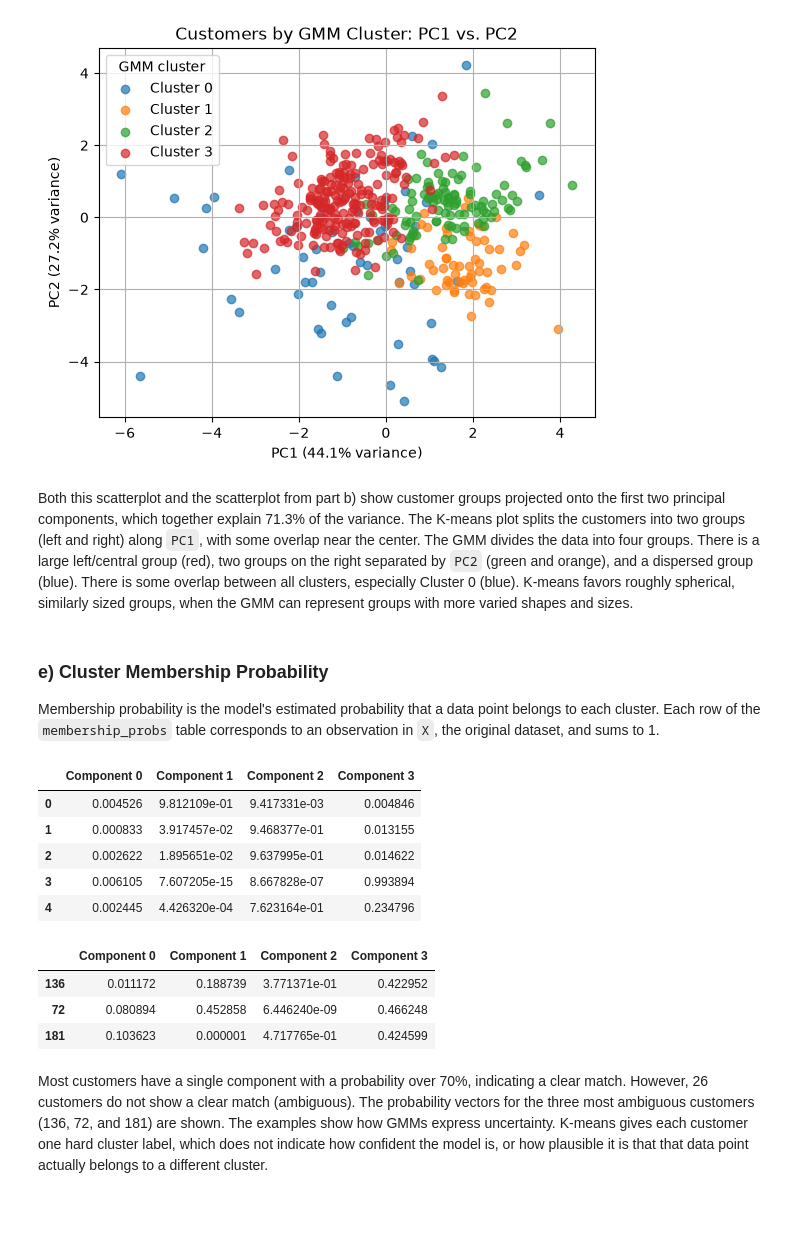
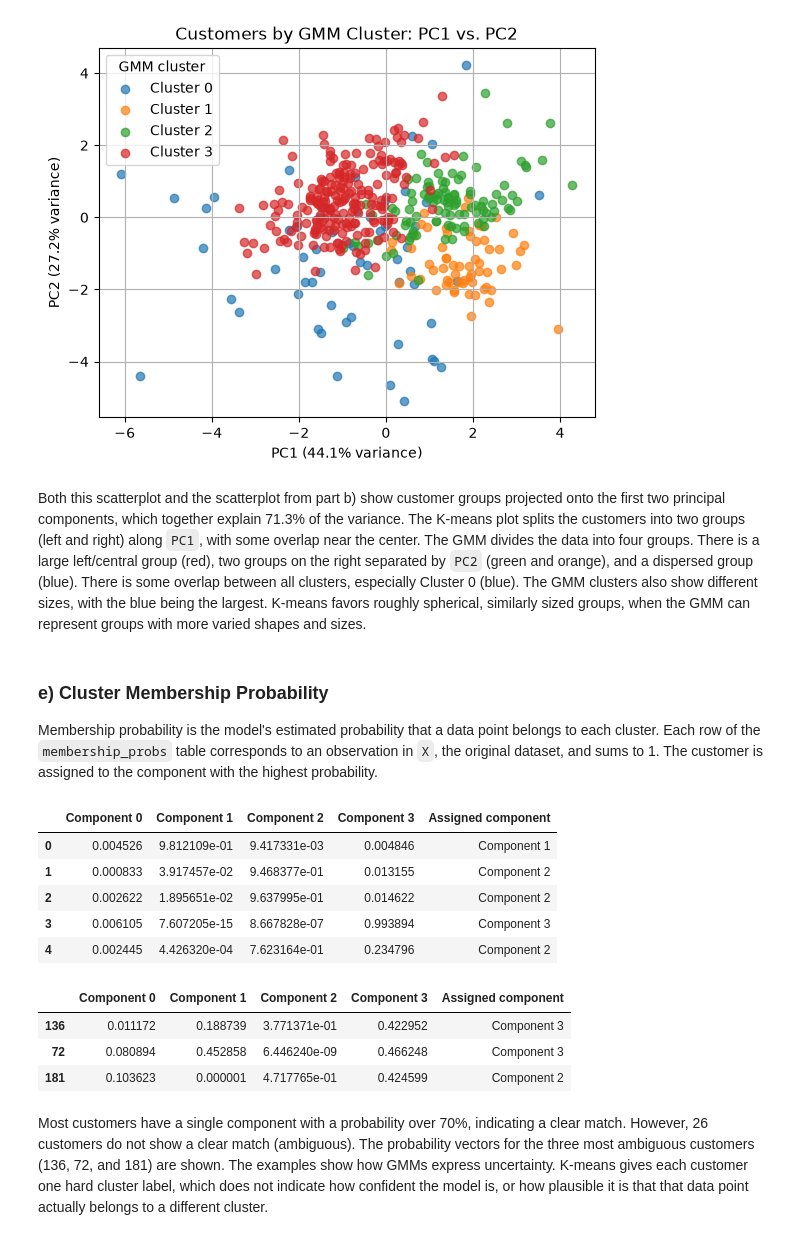
Before and after one commit to codettlaff/CPTS_575, a Jupyter notebook: assignment5/assignment5.ipynb, the cells around one changed output. Cells and saved outputs as stored; diff of their text form; code cells hidden in the pictures; blank space fills up the shorter version.

```diff
--- a/assignment5/assignment5.ipynb
+++ b/assignment5/assignment5.ipynb
@@ -430,35 +415,39 @@ plt.show()
 # %% [output]
 [figure]
 # %% [markdown]
-Both this scatterplot and the scatterplot from part b) show customer groups projected onto the first two principal components, which together explain 71.3% of the variance. The K-means plot splits the customers into two groups (left and right) along `PC1`, with some overlap near the center. The GMM divides the data into four groups. There is a large left/central group (red), two groups on the right separated by `PC2` (green and orange), and a dispersed group (blue). There is some overlap between all clusters, especially Cluster 0 (blue). K-means favors roughly spherical, similarly sized groups, when the GMM can represent groups with more varied shapes and sizes.
+Both this scatterplot and the scatterplot from part b) show customer groups projected onto the first two principal components, which together explain 71.3% of the variance. The K-means plot splits the customers into two groups (left and right) along `PC1`, with some overlap near the center. The GMM divides the data into four groups. There is a large left/central group (red), two groups on the right separated by `PC2` (green and orange), and a dispersed group (blue). There is some overlap between all clusters, especially Cluster 0 (blue). The GMM clusters also show different sizes, with the blue being the largest. K-means favors roughly spherical, similarly sized groups, when the GMM can represent groups with more varied shapes and sizes.
 # %% [markdown]
 ### e) Cluster Membership Probability
 
-Membership probability is the model's estimated probability that a data point belongs to each cluster. Each row of the `membership_probs` table corresponds to an observation in `X`, the original dataset, and sums to 1.
+Membership probability is the model's estimated probability that a data point belongs to each cluster. Each row of the `membership_probs` table corresponds to an observation in `X`, the original dataset, and sums to 1. The customer is assigned to the component with the highest probability.
 # %%
 # Membership probabilities for each customer and GMM component
+component_columns = [f"Component {i}" for i in range(gmm_4.n_components)]
 membership_probs = pd.DataFrame(
     gmm_4.predict_proba(X_scaled),
     index=X.index,
-    columns=[f"Component {i}" for i in range(gmm_4.n_components)])
+    columns=component_columns)
+
+# Assign each customer to the component with the highest probability
+membership_probs["Assigned component"] = membership_probs[component_columns].idxmax(axis=1)
+
 display(membership_probs.head(5))
 
-# Display the three customers with the lowest maximum component-membership probabilities
-max_membership = membership_probs.max(axis=1)
-lowest_membership = membership_probs.loc[max_membership.nsmallest(3).index].copy()
-
+# Display the three customers with the lowest maximum membership probabilities
+max_membership = membership_probs[component_columns].max(axis=1)
+lowest_membership = membership_probs.loc[max_membership.nsmallest(3).index]
 display(lowest_membership)
 # %% [output]
-|  | Component 0 | Component 1 | Component 2 | Component 3 |
-| 0 | 0.004526 | 9.812109e-01 | 9.417331e-03 | 0.004846 |
-| 1 | 0.000833 | 3.917457e-02 | 9.468377e-01 | 0.013155 |
-| 2 | 0.002622 | 1.895651e-02 | 9.637995e-01 | 0.014622 |
-| 3 | 0.006105 | 7.607205e-15 | 8.667828e-07 | 0.993894 |
-| 4 | 0.002445 | 4.426320e-04 | 7.623164e-01 | 0.234796 |
+|  | Component 0 | Component 1 | Component 2 | Component 3 | Assigned component |
+| 0 | 0.004526 | 9.812109e-01 | 9.417331e-03 | 0.004846 | Component 1 |
+| 1 | 0.000833 | 3.917457e-02 | 9.468377e-01 | 0.013155 | Component 2 |
+| 2 | 0.002622 | 1.895651e-02 | 9.637995e-01 | 0.014622 | Component 2 |
+| 3 | 0.006105 | 7.607205e-15 | 8.667828e-07 | 0.993894 | Component 3 |
+| 4 | 0.002445 | 4.426320e-04 | 7.623164e-01 | 0.234796 | Component 2 |
-|  | Component 0 | Component 1 | Component 2 | Component 3 |
-| 136 | 0.011172 | 0.188739 | 3.771371e-01 | 0.422952 |
-| 72 | 0.080894 | 0.452858 | 6.446240e-09 | 0.466248 |
-| 181 | 0.103623 | 0.000001 | 4.717765e-01 | 0.424599 |
+|  | Component 0 | Component 1 | Component 2 | Component 3 | Assigned component |
+| 136 | 0.011172 | 0.188739 | 3.771371e-01 | 0.422952 | Component 3 |
+| 72 | 0.080894 | 0.452858 | 6.446240e-09 | 0.466248 | Component 3 |
+| 181 | 0.103623 | 0.000001 | 4.717765e-01 | 0.424599 | Component 2 |
 # %% [markdown]
 Most customers have a single component with a probability over 70%, indicating a clear match. However, 26 customers do not show a clear match (ambiguous). The probability vectors for the three most ambiguous customers (136, 72, and 181) are shown. The examples show how GMMs express uncertainty. K-means gives each customer one hard cluster label, which does not indicate how confident the model is, or how plausible it is that that data point actually belongs to a different cluster.
 # %% [markdown]
```
Also changed, not shown: parts of 10 cells of this notebook.
